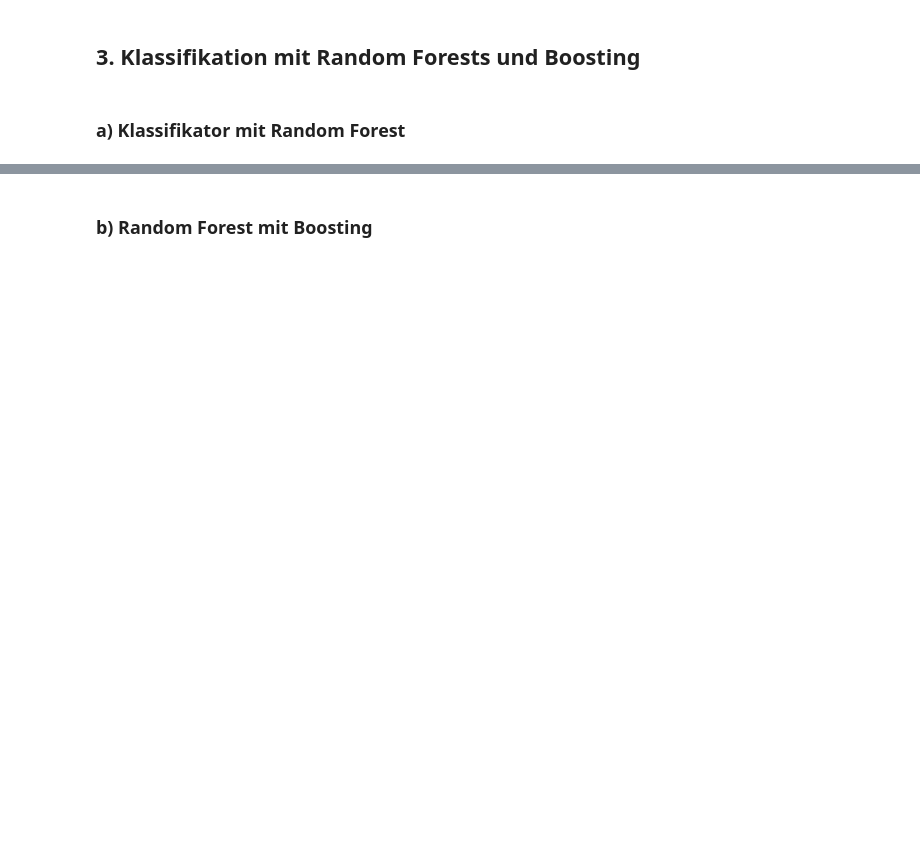
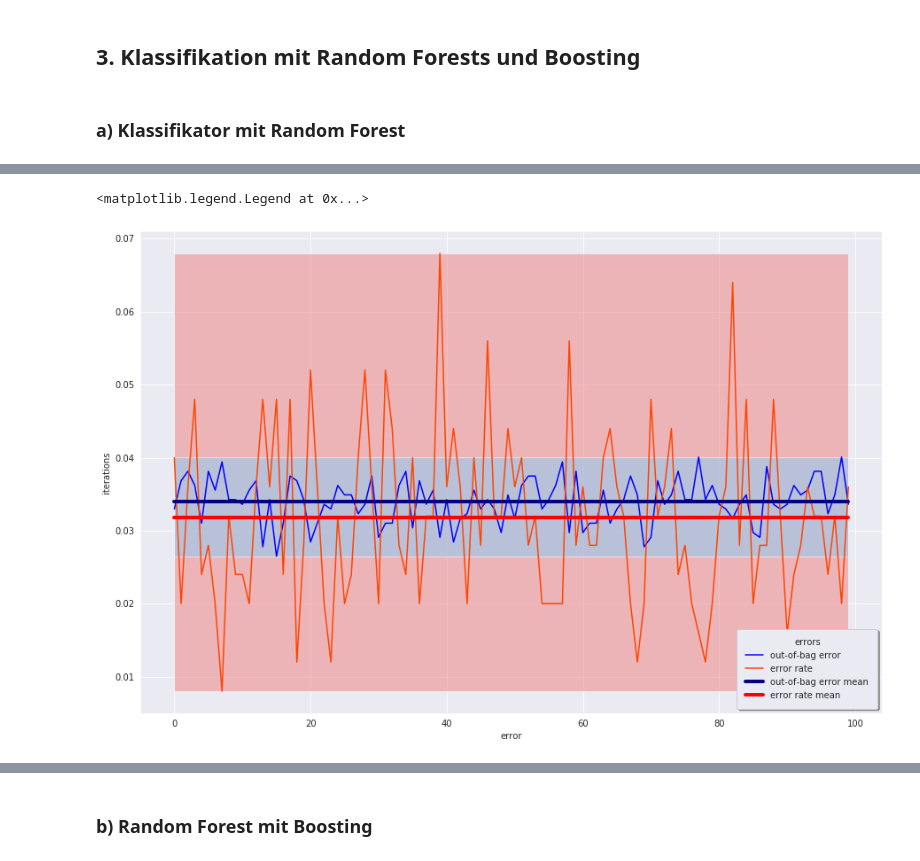
Before and after one commit to hekrause/htwg_mldl, a Jupyter notebook: Uebungen/Uebung04/Notebooks/work.ipynb, the cells around one changed output, grey strips where cells are left out. Saved outputs shown, nothing was run; the diff lists cells and outputs as text; code cells hidden in the pictures; blank space fills up the shorter version.

```diff
--- a/Uebungen/Uebung04/Notebooks/work.ipynb
+++ b/Uebungen/Uebung04/Notebooks/work.ipynb
@@ -223,17 +237,16 @@ Text(0.5, 0, 'score')
 n_small = 500
 data_small = data[:n_small]
 labels_small = labels[:n_small]
-data_small, labels_small = shuffle(data_small, labels_small)
 
-n_Cs = 5
-min_C, max_C = 1, 150
-Cs = np.linspace(min_C, max_C, n_Cs)
+n_Cs = 4
+min_C, max_C = -1, 2
+Cs = np.logspace(min_C, max_C, n_Cs)
 
 n_gammas = 5
-min_gamma, max_gamma = -7, -1
+min_gamma, max_gamma = -4, 0
 gammas = np.logspace(min_gamma,  max_gamma, n_gammas)
 
-n_test = int(n_small * 0.25)
+n_test = int(n_small * 0.5)
 n_splits = 3
 
 train_data, test_data, train_labels, test_labels = sample_data(n_test, data_small, labels_small)
@@ -241,10 +254,11 @@ train_data, test_data, train_labels, test_labels = sample_data(n_test, data_smal
 svc_params = {'C': Cs,'gamma': gammas}
 gridsvm = sklearn.model_selection.GridSearchCV(SVC(), param_grid=svc_params, cv=n_splits)
 gridsvm.fit(train_data, train_labels)
+y_true, y_pred = test_labels, gridsvm.predict(test_data)
+
 print(f"Best parameters: {gridsvm.best_params_}")
 print(f"Best score: {gridsvm.best_score_}")
 print()
-y_true, y_pred = test_labels, gridsvm.predict(test_data)
 print("Classification report:")
 print(classification_report(y_true, y_pred))
 # %% [output]
@@ -274,0 +336,24 @@ weighted avg       0.96      0.96      0.96       124
+# %%
+fig = plt.figure(figsize=(15, 10))
+x = np.arange(0, n_iterations, 1)
+
+obb_mean = np.mean(oob_errors)
+error_rate_mean = np.mean(error_rates)
+obb_error_min, obb_error_max = min(oob_errors), max(oob_errors)
+error_rate_min, error_rate_max = min(error_rates), max(error_rates)
+
+ax = sns.lineplot(x, y=oob_errors, label='out-of-bag error', color='blue')
+ax = sns.lineplot(x, y=error_rates, label='error rate', color='orangered')
+
+ax = sns.lineplot(x, y=obb_mean, label='out-of-bag error mean', color='navy', linewidth=4)
+ax = sns.lineplot(x, y=error_rate_mean, label='error rate mean', color='red', linewidth=4)
+
+ax.fill_between(x, error_rate_min, error_rate_max, facecolor='lightcoral', alpha=0.5)
+ax.fill_between(x, obb_error_min, obb_error_max, facecolor='lightskyblue', alpha=0.5)
+
+ax.set_xlabel("error")
+ax.set_ylabel("iterations")
+ax.legend(loc="lower right", fancybox=True, framealpha=1, shadow=True, borderpad=1, title="errors")
+# %% [output]
+<matplotlib.legend.Legend at 0x...>
+[figure, added]
```
Also changed, not shown: parts of 17 cells of this notebook.
